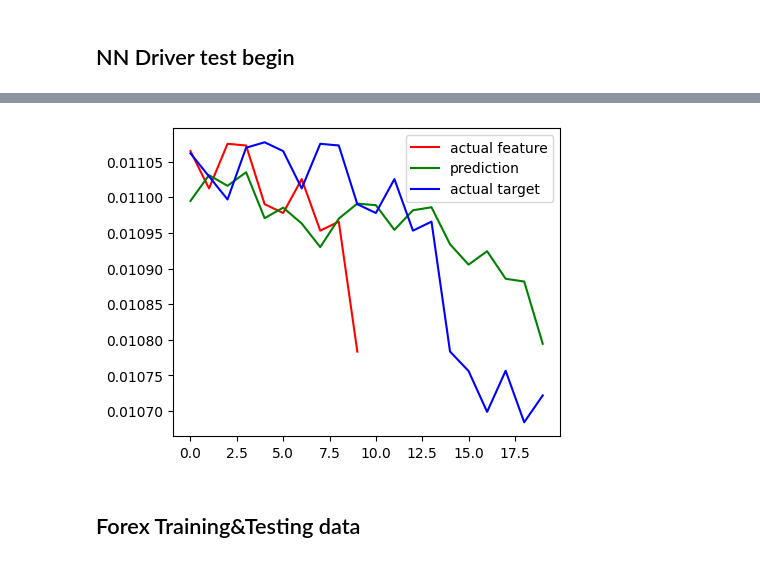
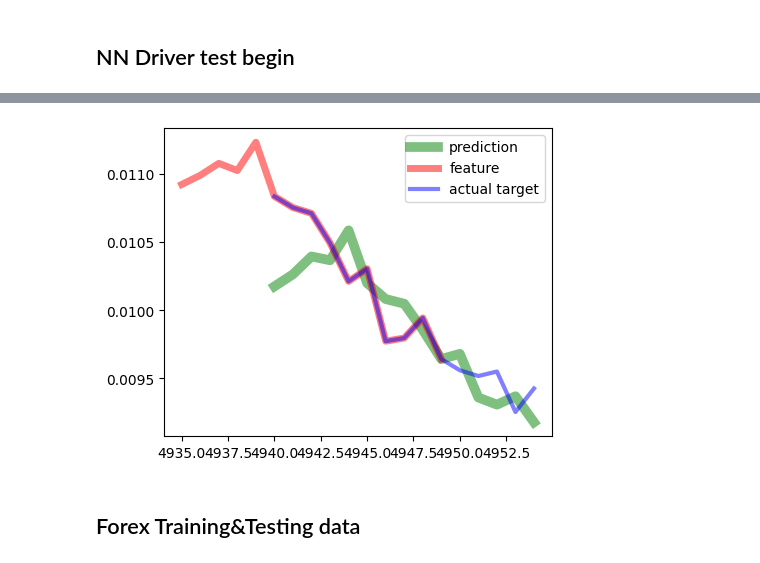
Before and after one commit to stefanzarembinski/szx81, a Jupyter notebook: szx81/nn_tools/lstm.ipynb, the cells around one changed output, grey strips where cells are left out. Saved outputs shown, nothing was run; the diff lists cells and outputs as text; code cells hidden in the pictures.

```diff
--- a/szx81/nn_tools/lstm.ipynb
+++ b/szx81/nn_tools/lstm.ipynb
@@ -42,6 +55,6 @@ dr = ls.NnDriver(
         data_source_class=ns.ForexDataSource,
         model_class=ls.Model,
         future_len=5,
-        num_layers=3,
+        num_layers=6,
         verbose=True
         )
@@ -76,10 +96,10 @@ Epoch [1000/1000], Loss: 1.2e-02,  Diff: 7.2e-05
 # %%
-shift = 10
+shift = 1
 # %%
-dr.show_action(shift=shift, count=20)
-shift += 50
+dr.show_action(shift=shift, count=dr.context_seq.future_len + 10)
+shift += 1
 # %% [output]
-[figure, old version]
+[figure, new version]
 # %% [markdown]
 ## Forex Training&Testing data
 # %%
```
Also changed, not shown: parts of 7 cells of this notebook, 4 other files.
